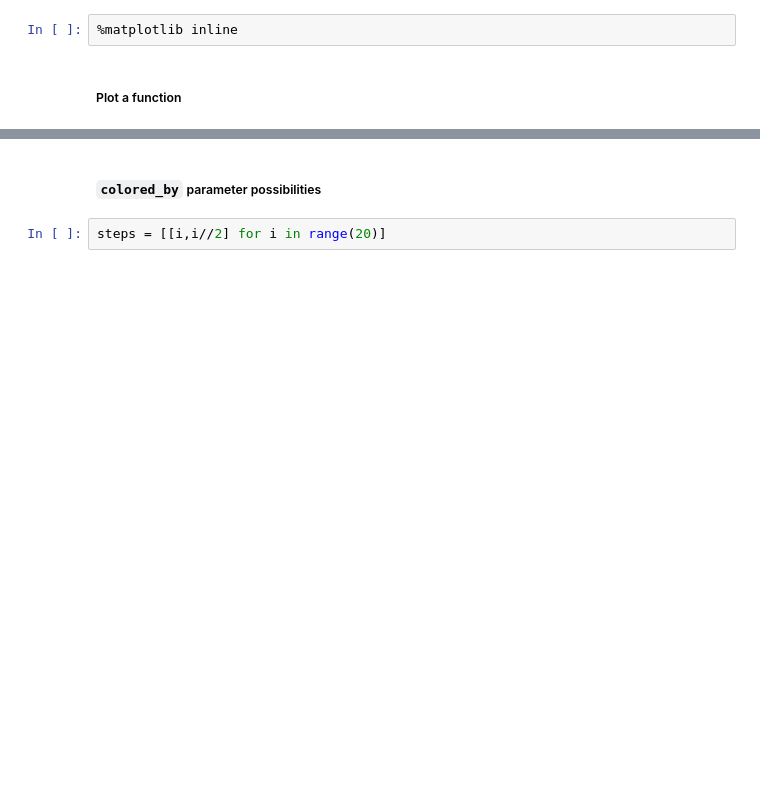
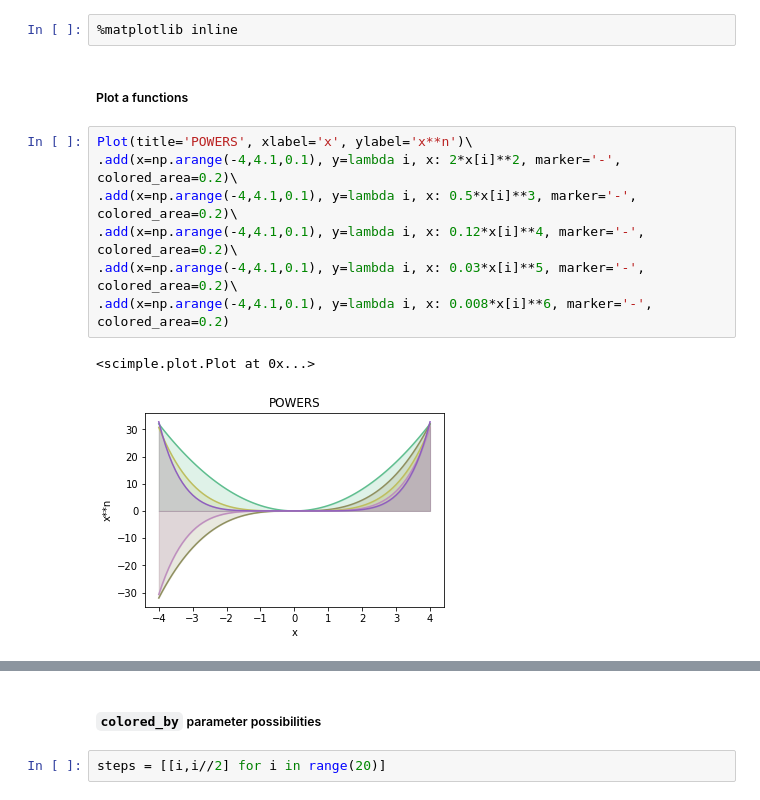
Before and after one commit to ebonnal/scimple, a Jupyter notebook: notebook_example.ipynb, the cells around one changed output, grey strips where cells are left out. Saved outputs shown, nothing was run; the diff lists cells and outputs as text; blank space fills up the shorter version.

```diff
--- a/notebook_example.ipynb
+++ b/notebook_example.ipynb
@@ -135,4 +146,14 @@ import random
 # %%
 %matplotlib inline
 # %% [markdown]
-##### Plot a function
+##### Plot a functions
+# %%
+Plot(title='POWERS', xlabel='x', ylabel='x**n')\
+.add(x=np.arange(-4,4.1,0.1), y=lambda i, x: 2*x[i]**2, marker='-', colored_area=0.2)\
+.add(x=np.arange(-4,4.1,0.1), y=lambda i, x: 0.5*x[i]**3, marker='-', colored_area=0.2)\
+.add(x=np.arange(-4,4.1,0.1), y=lambda i, x: 0.12*x[i]**4, marker='-', colored_area=0.2)\
+.add(x=np.arange(-4,4.1,0.1), y=lambda i, x: 0.03*x[i]**5, marker='-', colored_area=0.2)\
+.add(x=np.arange(-4,4.1,0.1), y=lambda i, x: 0.008*x[i]**6, marker='-', colored_area=0.2)
+# %% [output]
+<scimple.plot.Plot at 0x...>
+[figure, added]
```
Also changed, not shown: parts of 32 cells of this notebook, 8 other files.
